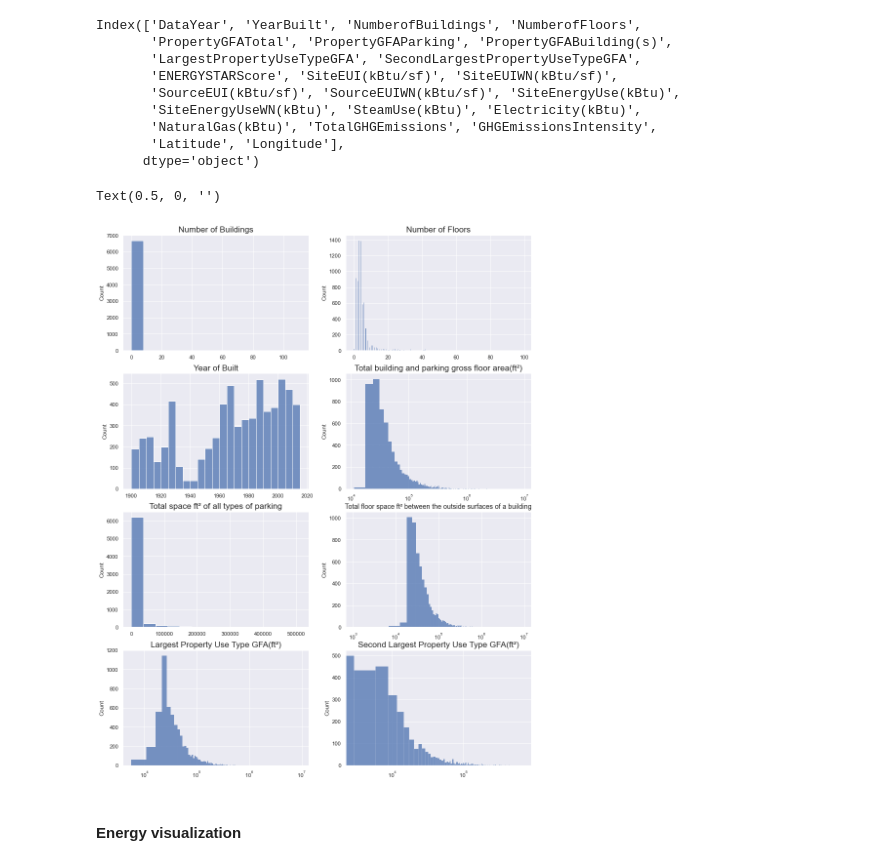
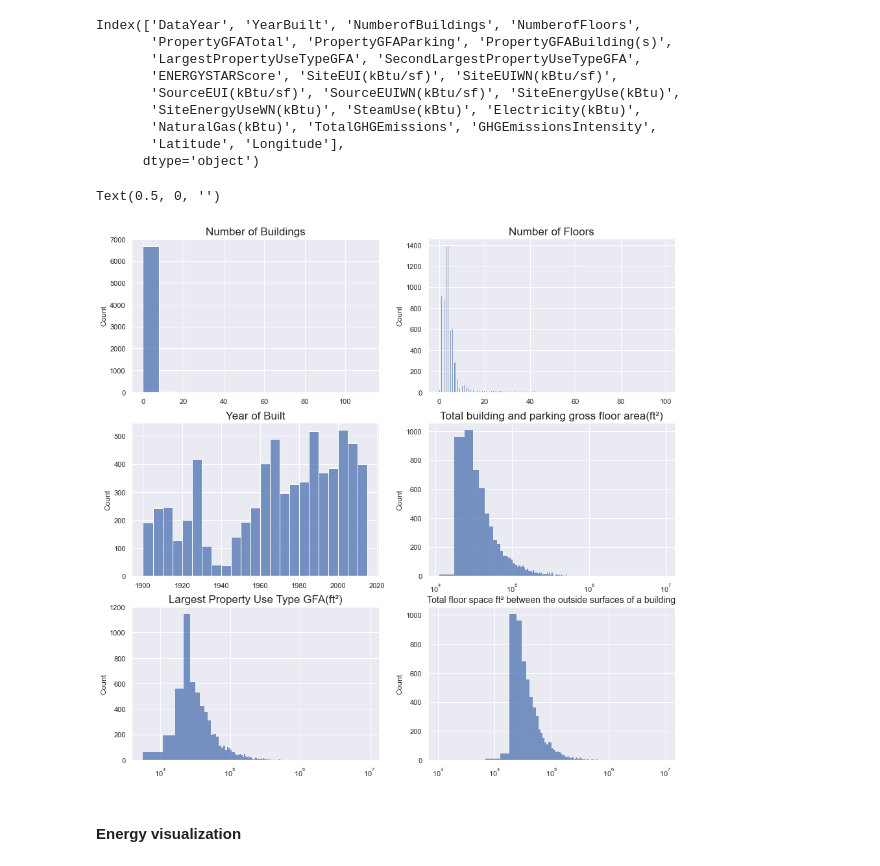
Before and after one commit to Azimoj/Seattle-Electricity, a Jupyter notebook: Pélec_01_notebook.ipynb, the cells around one changed output. Drawn from its saved outputs; the diff is of its cells as text; code cells hidden in the pictures.

```diff
--- a/Pélec_01_notebook.ipynb
+++ b/Pélec_01_notebook.ipynb
@@ -342,46 +344,35 @@ plt.title("Year of Built", fontsize=17)
 plt.xlabel("")
 
 plt.subplot(4,2,1)
 sns.histplot(x="NumberofBuildings", data=data)
 plt.title("Number of Buildings", fontsize=17)
 plt.xlabel("")
 
 plt.subplot(4,2,2)
 sns.histplot(x="NumberofFloors", data=data)
 plt.title("Number of Floors", fontsize=17)
 plt.xlabel("")
 
-plt.subplot(4,2,8)
-sns.histplot(x="SecondLargestPropertyUseTypeGFA", data=data)
-plt.xscale('log')
-plt.title("Second Largest Property Use Type GFA(ft²)", fontsize=17)
-plt.xlabel("")
-
-plt.subplot(4,2,5)
-sns.histplot(x="PropertyGFAParking", data=data)
-plt.title("Total space ft² of all types of parking", fontsize=17)
-plt.xlabel("")
-
 plt.subplot(4,2,6)
 sns.histplot(x="PropertyGFABuilding(s)", data=data)
 plt.xscale('log')
 plt.title("Total floor space ft² between the outside surfaces of a building", fontsize=14)
 plt.xlabel("")
 
-plt.subplot(4,2,7)
+plt.subplot(4,2,5)
 sns.histplot(x="LargestPropertyUseTypeGFA", data=data)
 plt.xscale('log')
 plt.title("Largest Property Use Type GFA(ft²)", fontsize=17)
 plt.xlabel("")
 
 plt.subplot(4,2,4)
 sns.histplot(x="PropertyGFATotal", data=data)
 plt.xscale('log')
 plt.title("Total building and parking gross floor area(ft²)", fontsize=17)
 plt.xlabel("")
 # %% [output]
 Text(0.5, 0, '')
-[figure, old version]
+[figure, new version]
 # %% [markdown]
 #### Energy visualization
 # %%
```
Also changed, not shown: parts of 11 cells of this notebook.
